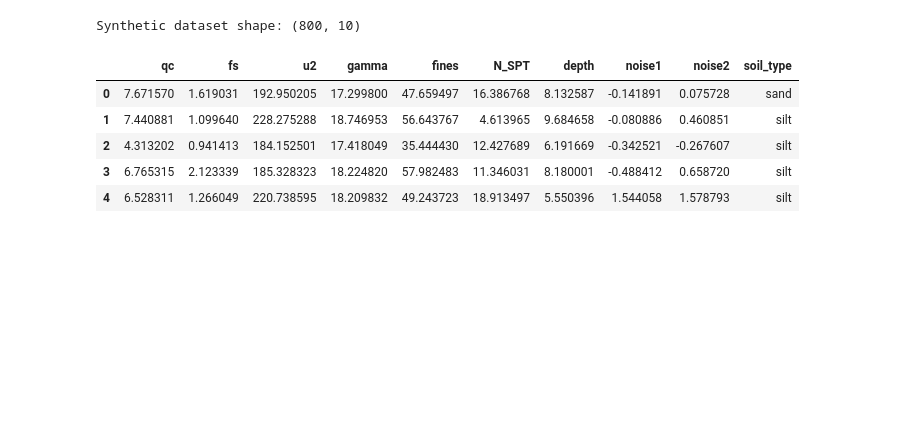
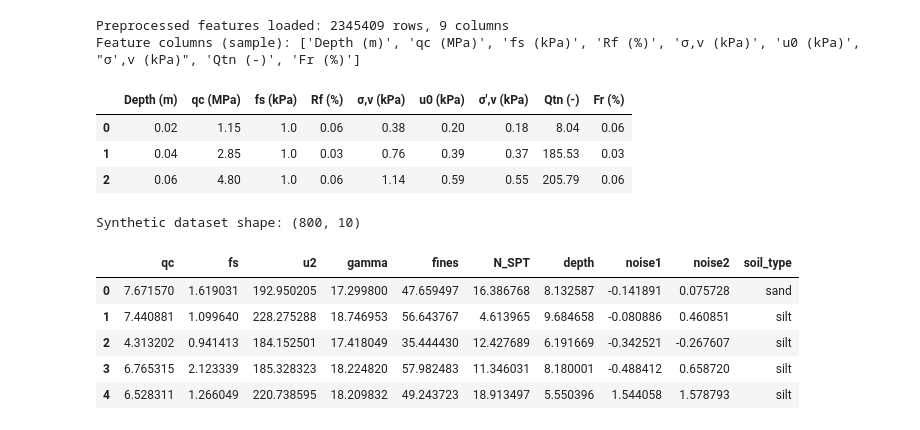
Before and after one commit to sompongjkr/CPT-to-soiltype, a Jupyter notebook: notebooks/dimensionality_reduction_pca_umap.ipynb, the cells around one changed output. Drawn from its saved outputs; the diff is of its cells as text; code cells hidden in the pictures; blank space fills up the shorter version.

```diff
--- a/notebooks/dimensionality_reduction_pca_umap.ipynb
+++ b/notebooks/dimensionality_reduction_pca_umap.ipynb
@@ -95,3 +74,32 @@ We'll start with a synthetic CPT-like dataset designed to have some non-linear s
+# %%
+# Load preprocessed CPT features (unsupervised)
+from pathlib import Path
+
+# Paths to curated, cleaned data
+DATA_DIR = Path("..") / "data" / "model_ready"
+CSV_FEATS = DATA_DIR / "cpt_features.csv"  # features-only (numeric)
+CSV_FULL = DATA_DIR / "cpt_dataset_total.csv"  # full curated dataset incl. labels
+
+# This notebook uses the preprocessed, numeric features-only dataset for PCA/UMAP
+# (labels live in CSV_FULL under column 'Oberhollenzer_classes').
+# If needed, we can join later for colored plots.
+df = pd.read_csv(CSV_FEATS)
+X = df.copy()  # all columns are numeric features
+
+print(f"Preprocessed features loaded: {df.shape[0]} rows, {df.shape[1]} columns")
+
+# Optional: show a quick glimpse of the available feature columns
+# (these are curated CPT variables used throughout the project)
+preview_cols = list(df.columns[:12])
+print("Feature columns (sample):", preview_cols)
+X.head(3)
+# %% [output]
+Preprocessed features loaded: 2345409 rows, 9 columns
+Feature columns (sample): ['Depth (m)', 'qc (MPa)', 'fs (kPa)', 'Rf (%)', 'σ,v (kPa)', 'u0 (kPa)', "σ',v (kPa)", 'Qtn (-)', 'Fr (%)']
+|  | Depth (m) | qc (MPa) | fs (kPa) | Rf (%) | σ,v (kPa) | u0 (kPa) | σ',v (kPa) | Qtn (-) | Fr (%) |
+| 0 | 0.02 | 1.15 | 1.0 | 0.06 | 0.38 | 0.20 | 0.18 | 8.04 | 0.06 |
+| 1 | 0.04 | 2.85 | 1.0 | 0.03 | 0.76 | 0.39 | 0.37 | 185.53 | 0.03 |
+| 2 | 0.06 | 4.80 | 1.0 | 0.06 | 1.14 | 0.59 | 0.55 | 205.79 | 0.06 |
 # %%
 # Section 2: Generate synthetic CPT-like dataset and try loading raw CSVs
 # Synthetic CPT-like dataset (inline, no function)
```
Also changed, not shown: parts of 12 cells of this notebook, 7 other files.
